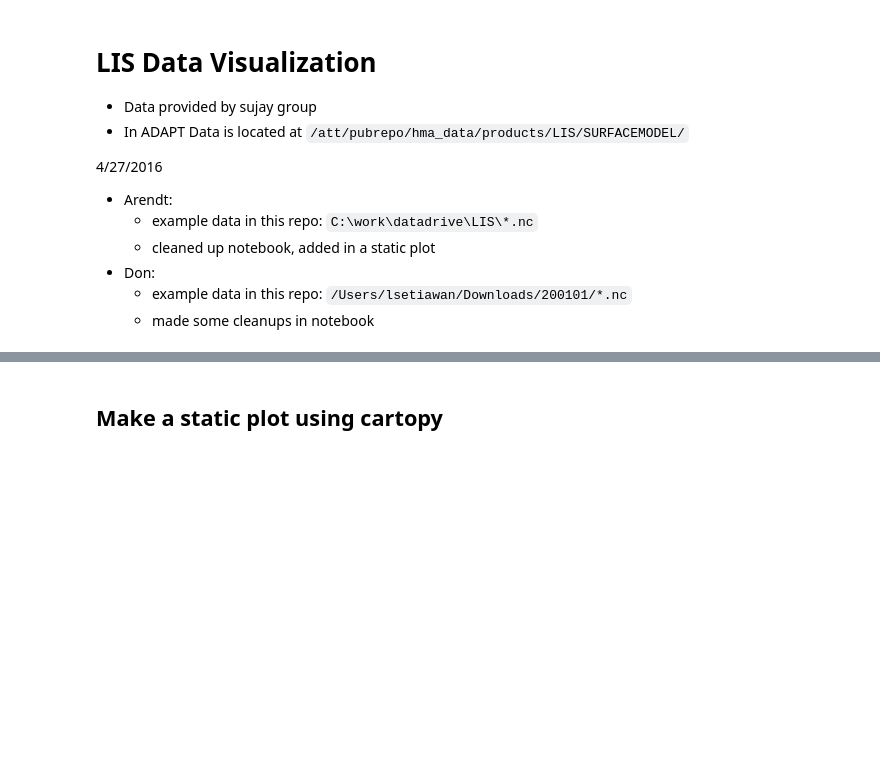
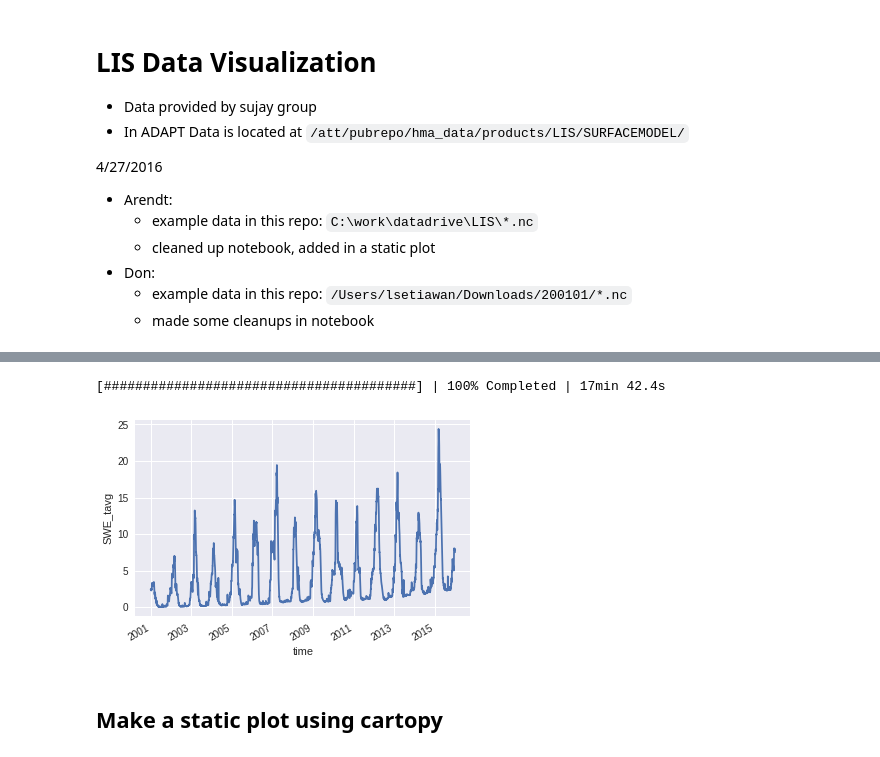
Before and after one commit to NASA-Planetary-Science/HiMAT, a Jupyter notebook: JupyterNotebooks/LIS/LIS_visualization.ipynb, the cells around one changed output, grey strips where cells are left out. Saved outputs shown, nothing was run; the diff lists cells and outputs as text; code cells hidden in the pictures; blank space fills up the shorter version.

```diff
--- a/JupyterNotebooks/LIS/LIS_visualization.ipynb
+++ b/JupyterNotebooks/LIS/LIS_visualization.ipynb
@@ -35,3 +63,9 @@ ds = utils.get_xr_dataset(datadir, multiple_nc=True)
+# %%
+with ProgressBar():
+    ds['SWE_tavg'].groupby('time').mean().plot()
+# %% [output]
+[########################################] | 100% Completed | 17min 42.4s
+[figure, added]
 # %% [markdown]
 ## Make a static plot using cartopy
 # %%
```
Also changed, not shown: parts of 5 cells of this notebook.
